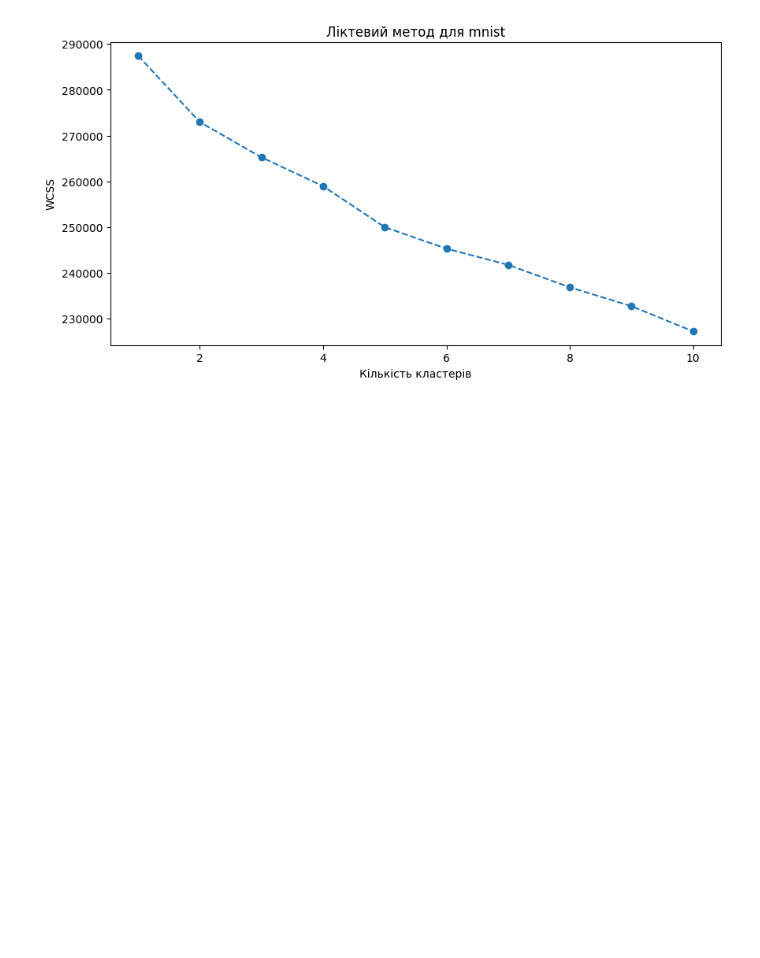
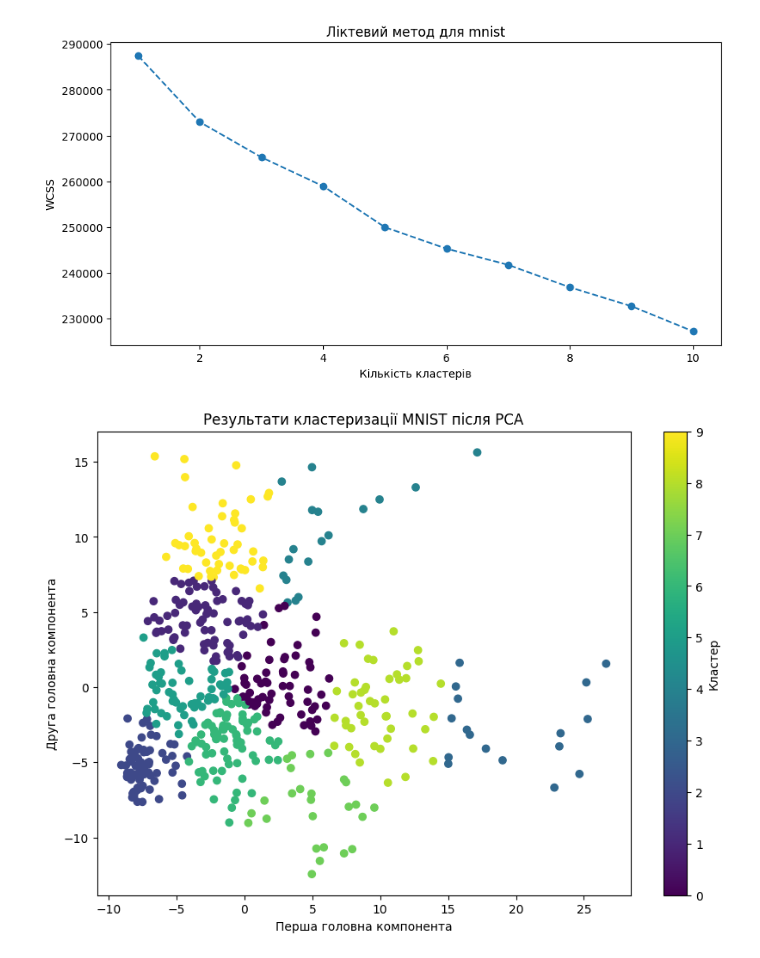
Before and after one commit to VolodymyrRiz/HWDS-Rizun, a Jupyter notebook: Hw6.ipynb, the cells around one changed output. Drawn from its saved outputs; the diff is of its cells as text; code cells hidden in the pictures; blank space fills up the shorter version.

```diff
--- a/Hw6.ipynb
+++ b/Hw6.ipynb
@@ -50,3 +50,32 @@ plt.show()
 # %% [output]
 [figure]
 [figure]
+# %%
+
+from sklearn.decomposition import PCA
+
+# Завантаження даних
+mnist = pd.read_csv('mnist.csv')
+
+# Обробка даних
+scaler_mnist = StandardScaler()
+mnist_scaled = scaler_mnist.fit_transform(mnist)
+
+# Зменшення розмірності за допомогою PCA
+pca = PCA(n_components=2)
+mnist_pca = pca.fit_transform(mnist_scaled)
+
+# Застосування K-means кластеризації
+kmeans = KMeans(n_clusters=10, init='k-means++', random_state=42)
+mnist_labels = kmeans.fit_predict(mnist_pca)
+
+# Візуалізація результатів
+plt.figure(figsize=(10, 7))
+plt.scatter(mnist_pca[:, 0], mnist_pca[:, 1], c=mnist_labels, cmap='viridis')
+plt.title('Результати кластеризації MNIST після PCA')
+plt.xlabel('Перша головна компонента')
+plt.ylabel('Друга головна компонента')
+plt.colorbar(label='Кластер')
+plt.show()
+# %% [output]
+[figure, added]
```
